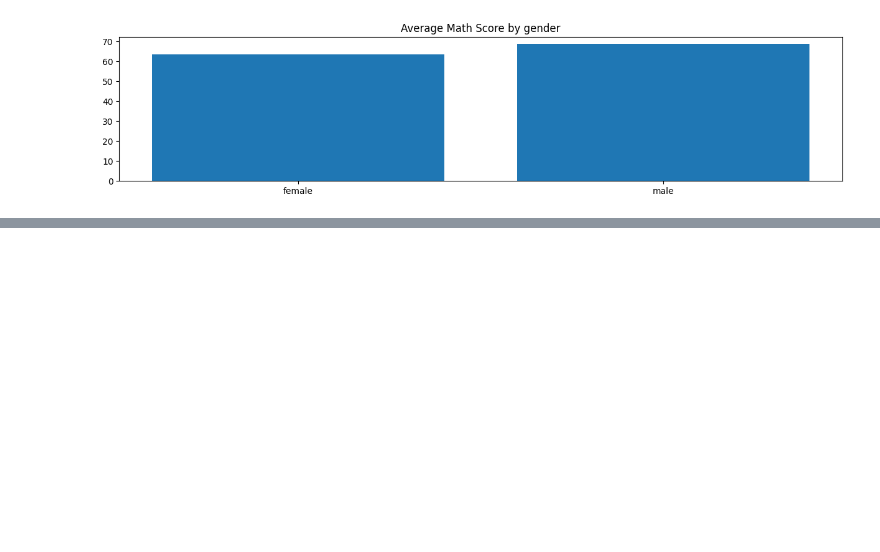
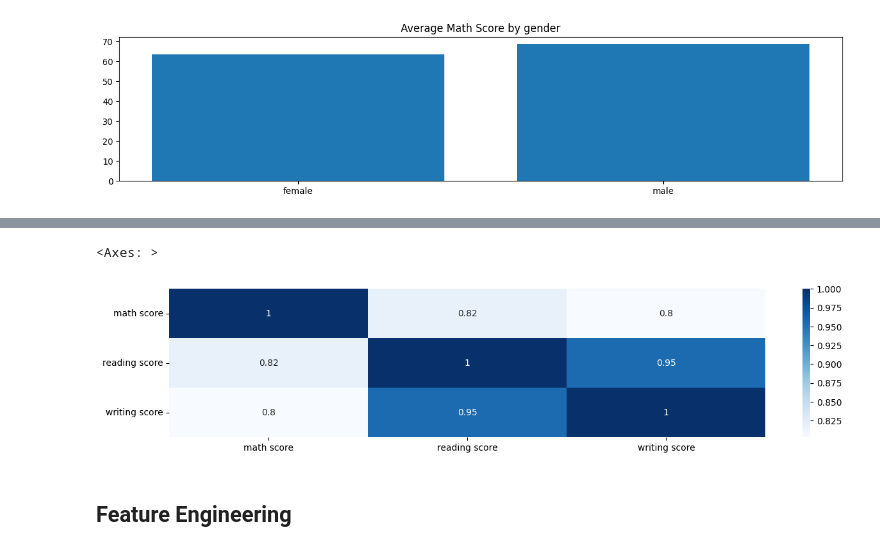
Before and after one commit to Ismail-2022/Recall_EDA, a Jupyter notebook: Recall_EDA.ipynb, the cells around one changed output, grey strips where cells are left out. Cells and saved outputs as stored; diff of their text form; code cells hidden in the pictures; blank space fills up the shorter version.

```diff
--- a/Recall_EDA.ipynb
+++ b/Recall_EDA.ipynb
@@ -324,0 +362,9 @@ plt.show()
+# %%
+#correlation
+plt.figure(figsize=(15,3))
+sns.heatmap(student_df.corr(numeric_only=True),annot=True,cmap="Blues")
+# %% [output]
+<Axes: >
+[figure, added]
+# %% [markdown]
+## Feature Engineering
```
Also changed, not shown: parts of 33 cells of this notebook.
